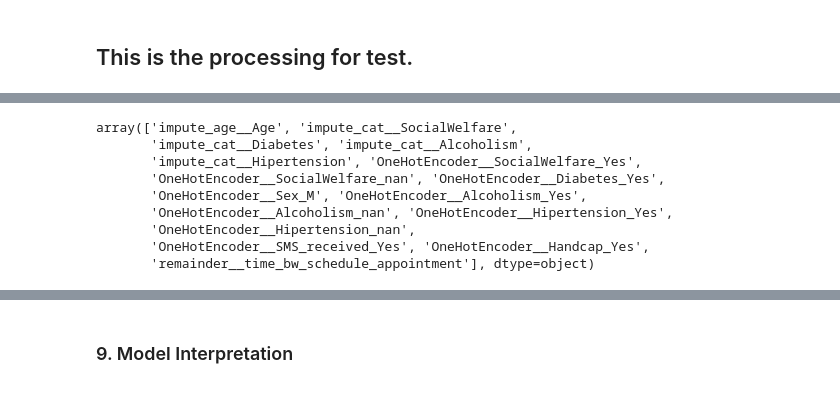
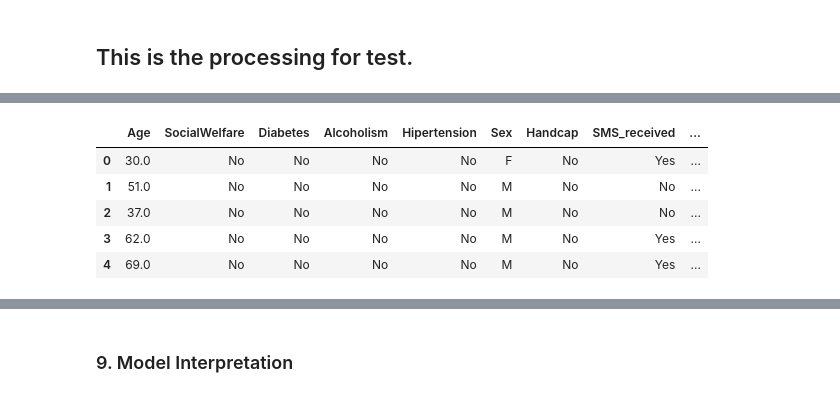
Before and after one commit to MRaza98/BIPM, a Jupyter notebook: Data Science/Project/group_copy_paste.ipynb, the cells around one changed output, grey strips where cells are left out. Drawn from its saved outputs; the diff is of its cells as text; code cells hidden in the pictures.

```diff
--- a/Data Science/Project/group_copy_paste.ipynb
+++ b/Data Science/Project/group_copy_paste.ipynb
@@ -518,28 +912,28 @@ X_df_test.info()
 # %%
 from sklearn.impute import SimpleImputer
 
 imputer_cont = SimpleImputer(strategy="median", add_indicator=False)
 imputer_cat = SimpleImputer(strategy="most_frequent", add_indicator=False)
 
 ct_test = ColumnTransformer(
     [('impute_age', imputer_cont, ['Age']),
-    ('impute_cat', imputer_cat, ['SocialWelfare', 'Diabetes','Alcoholism', 'Hipertension']),
-    ('OneHotEncoder', ohe, ['SocialWelfare', 'Diabetes', 'Sex', 'Alcoholism', 'Hipertension', 'SMS_received', 'Handcap'])],
+    ('impute_cat', imputer_cat, ['SocialWelfare', 'Diabetes','Alcoholism', 'Hipertension'])],
     remainder='passthrough'
 )
 
-ct_test.fit_transform(X_df_test)
+ct_output = ct_test.fit_transform(X_df_test)
 
 ct_test.get_feature_names_out()
 
+columnsImp = ["Age","SocialWelfare",'Diabetes','Alcoholism', 'Hipertension','Sex', 'Handcap',  'SMS_received', 'time_bw_schedule_appointment']
+ct_df = pd.DataFrame(ct_output, columns= columnsImp)
+ct_df.head()
+
 ## Has 9 columns as expected
 # %% [output]
-array(['impute_age__Age', 'impute_cat__SocialWelfare',
-       'impute_cat__Diabetes', 'impute_cat__Alcoholism',
-       'impute_cat__Hipertension', 'OneHotEncoder__SocialWelfare_Yes',
-       'OneHotEncoder__SocialWelfare_nan', 'OneHotEncoder__Diabetes_Yes',
-       'OneHotEncoder__Sex_M', 'OneHotEncoder__Alcoholism_Yes',
-       'OneHotEncoder__Alcoholism_nan', 'OneHotEncoder__Hipertension_Yes',
-       'OneHotEncoder__Hipertension_nan',
-       'OneHotEncoder__SMS_received_Yes', 'OneHotEncoder__Handcap_Yes',
-       'remainder__time_bw_schedule_appointment'], dtype=object)
+|  | Age | SocialWelfare | Diabetes | Alcoholism | Hipertension | Sex | Handcap | SMS_received | ... |
+| 0 | 30.0 | No | No | No | No | F | No | Yes | ... |
+| 1 | 51.0 | No | No | No | No | M | No | No | ... |
+| 2 | 37.0 | No | No | No | No | M | No | No | ... |
+| 3 | 62.0 | No | No | No | No | M | No | Yes | ... |
+| 4 | 69.0 | No | No | No | No | M | No | Yes | ... |
```
Also changed, not shown: parts of 40 cells of this notebook.
